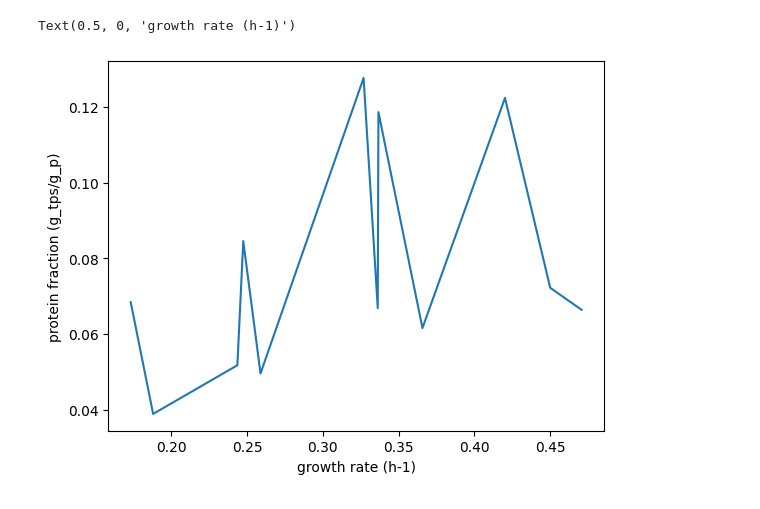
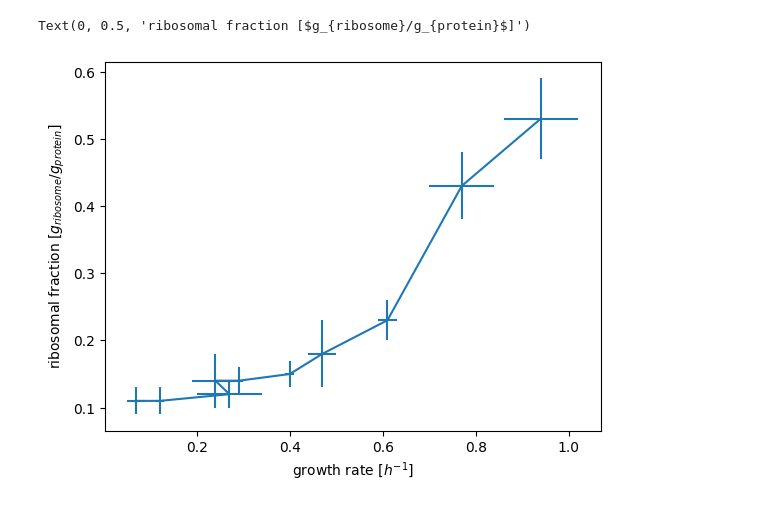
Before and after one commit to iAMB-RWTH-Aachen/PAMparametrizer, a Jupyter notebook: Scripts/i1_preprocessing/translational_sector_config_iCGB21FR.ipynb, the cells around one changed output. Cells and saved outputs as stored; diff of their text form; code cells hidden in the pictures.

```diff
--- a/Scripts/i1_preprocessing/translational_sector_config_iCGB21FR.ipynb
+++ b/Scripts/i1_preprocessing/translational_sector_config_iCGB21FR.ipynb
@@ -231,7 +69,11 @@ translational_protein_per_cond
-# %%
-plt.plot(translational_protein_per_cond.mu, translational_protein_per_cond.LFQ_intensity)
-plt.ylabel('protein fraction (g_tps/g_p)')
-plt.xlabel('growth rate (h-1)')
-# %% [output]
-Text(0.5, 0, 'growth rate (h-1)')
-[figure, removed]
+# %%
+plt.errorbar(x = df_proteomics.growth_rate,
+             y = df_proteomics.ribosomal_protein_fraction,
+             xerr = df_proteomics.growth_rate_error,
+             yerr = df_proteomics.ribosomal_protein_fraction_error
+            )
+plt.xlabel(r'growth rate [$h^{-1}$]')
+plt.ylabel(r'ribosomal fraction [$g_{ribosome}/g_{protein}$]')
+# %% [output]
+Text(0, 0.5, 'ribosomal fraction [$g_{ribosome}/g_{protein}$]')
+[figure, added]
```
Also changed, not shown: parts of 28 cells of this notebook, 4 other files.
